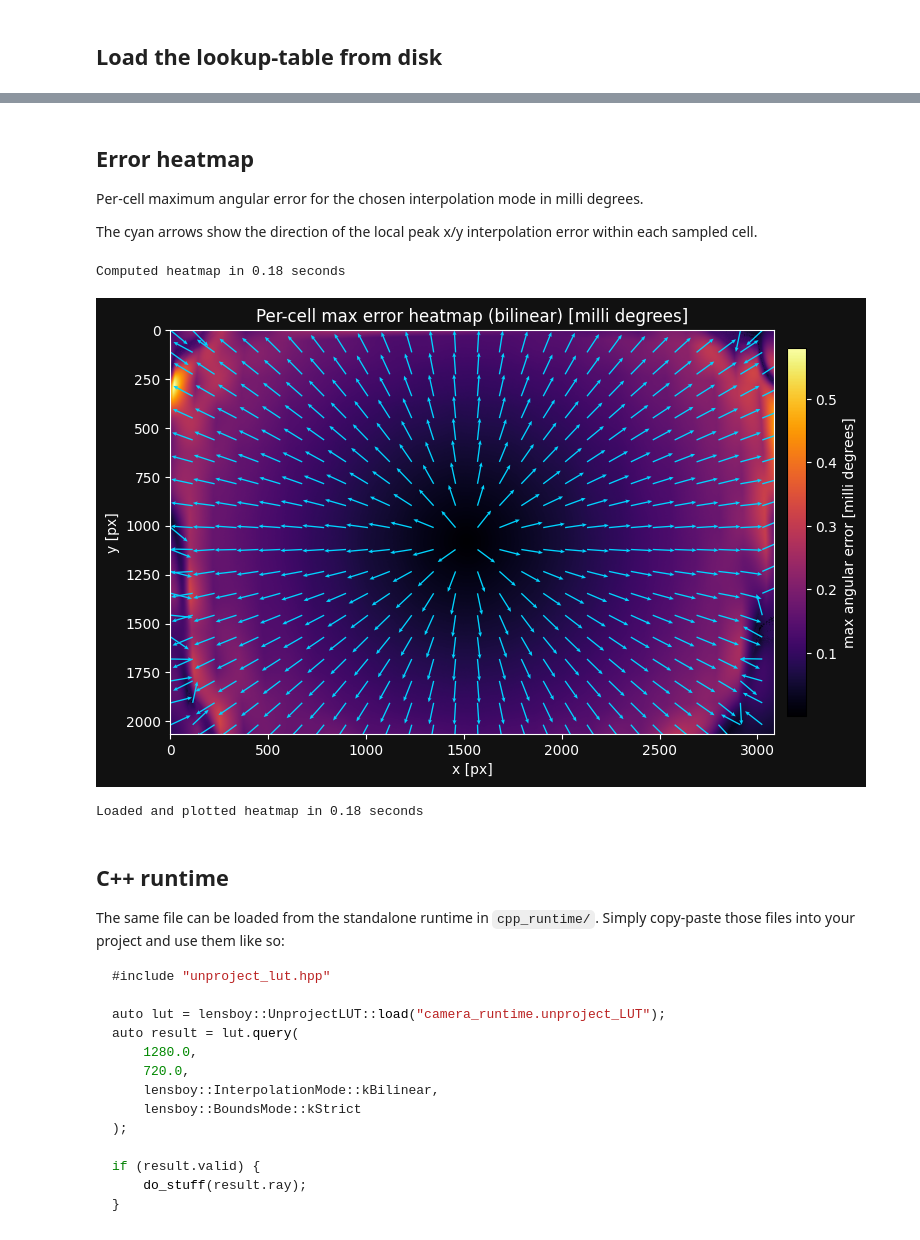
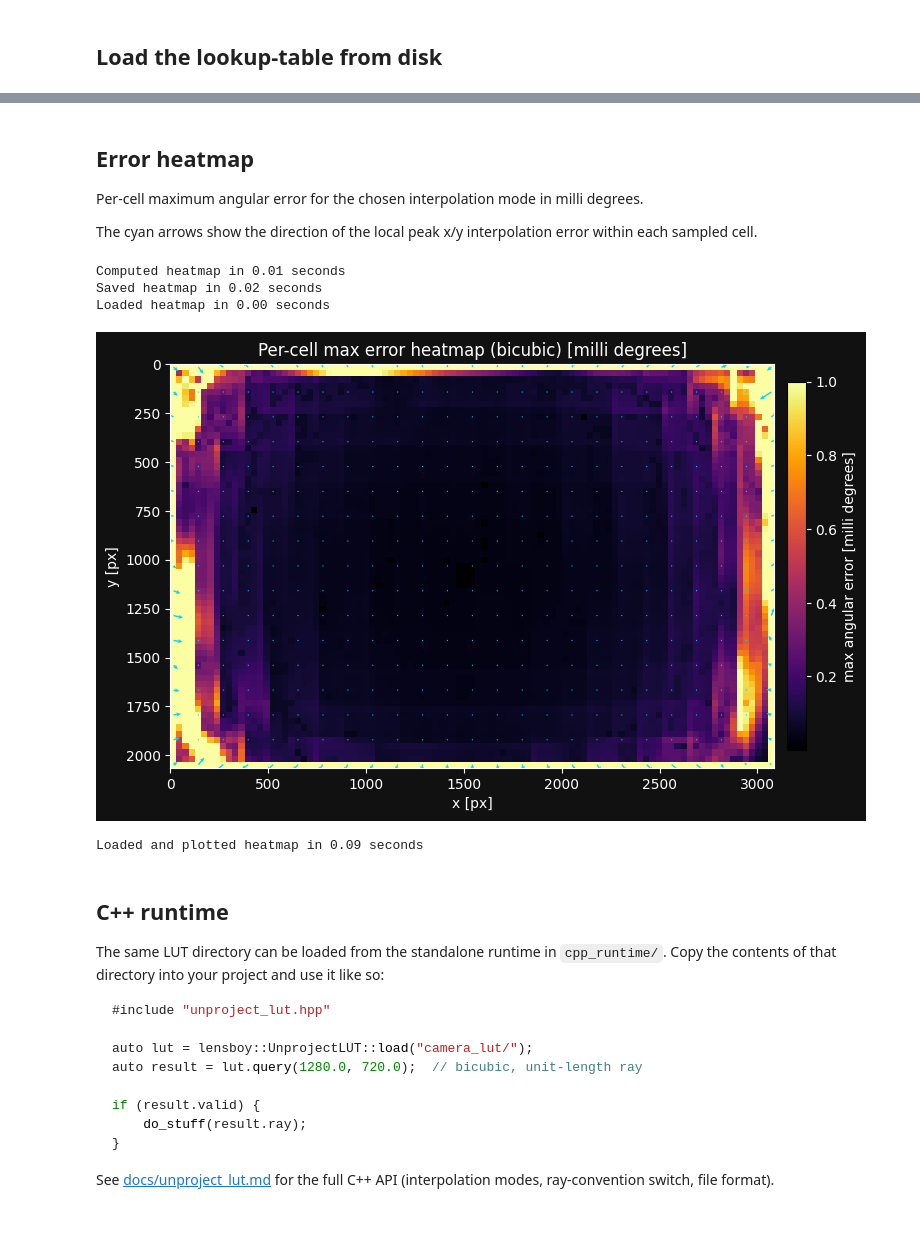
Before and after one commit to Robertleoj/lensboy, a Jupyter notebook: examples/unproject_lut.ipynb, the cells around one changed output, grey strips where cells are left out. Saved outputs shown, nothing was run; the diff lists cells and outputs as text; code cells hidden in the pictures.

````diff
--- a/examples/unproject_lut.ipynb
+++ b/examples/unproject_lut.ipynb
@@ -76,72 +61,67 @@ Grid size: 773 x 517
 # %%
-interpolation_mode = "bilinear"  # "nearest", "bilinear", or "bicubic"
+interpolation_mode = "bicubic"  # "nearest", "bilinear", or "bicubic"
 # %% [markdown]
 ## Error heatmap
 
 Per-cell maximum angular error for the chosen interpolation mode in milli degrees.
 
-The cyan arrows show the direction of the local peak x/y
-interpolation error within each sampled cell.
+The cyan arrows show the direction of the local peak x/y interpolation error within each sampled cell.
 # %%
 from timeit import default_timer
 heatmap_filename = (
     f"spline_stride_{int(pixel_stride)}"
     f"_{interpolation_mode}_error_heatmap.npz"
 )
 heatmap_path = output_dir / heatmap_filename
 
 start_time = default_timer()
 heatmap = compute_lut_error_heatmap(
     loaded, model, interpolation=interpolation_mode,
 )
 end_time = default_timer()
 print(f"Computed heatmap in {end_time - start_time:.2f} seconds")
 
-# start_time = default_timer()
-# heatmap.save(heatmap_path)
-# end_time = default_timer()
-# print(f"Saved heatmap in {end_time - start_time:.2f} seconds")
+start_time = default_timer()
+heatmap.save(heatmap_path)
+end_time = default_timer()
+print(f"Saved heatmap in {end_time - start_time:.2f} seconds")
 
 
-# start_time = default_timer()
-# loaded_heatmap = UnprojectLUTErrorHeatmap.load(heatmap_path)
-# end_time = default_timer()
-# print(f"Loaded heatmap in {end_time - start_time:.2f} seconds")
+start_time = default_timer()
+loaded_heatmap = UnprojectLUTErrorHeatmap.load(heatmap_path)
+end_time = default_timer()
+print(f"Loaded heatmap in {end_time - start_time:.2f} seconds")
 
 start_time = default_timer()
 heatmap.plot(
     angular_unit="mdeg",
     figsize=(7.8, 5.3),
     arrow_scale=1.0,
-    # vmax=1.0,
-    constant_arrow_length=True
+    vmax=1.0,
 
 )
 end_time = default_timer()
 print(f"Loaded and plotted heatmap in {end_time - start_time:.2f} seconds")
 # %% [output]
-Computed heatmap in 0.18 seconds
+Computed heatmap in 0.01 seconds
+Saved heatmap in 0.02 seconds
+Loaded heatmap in 0.00 seconds
-[figure, old version]
+[figure, new version]
-Loaded and plotted heatmap in 0.18 seconds
+Loaded and plotted heatmap in 0.09 seconds
 # %% [markdown]
 ## C++ runtime
 
-The same file can be loaded from the standalone runtime in
-`cpp_runtime/`. Simply copy-paste those files into your project
-and use them like so:
+The same LUT directory can be loaded from the standalone runtime in `cpp_runtime/`. Copy the contents of that directory into your project and use it like so:
 
 ```cpp
 #include "unproject_lut.hpp"
 
-auto lut = lensboy::UnprojectLUT::load("camera_runtime.unproject_LUT");
-auto result = lut.query(
-    1280.0,
-    720.0,
-    lensboy::InterpolationMode::kBilinear,
-    lensboy::BoundsMode::kStrict
-);
+auto lut = lensboy::UnprojectLUT::load("camera_lut/");
+auto result = lut.query(1280.0, 720.0);  // bicubic, unit-length ray
 
 if (result.valid) {
     do_stuff(result.ray);
 }
 ```
+
+See [docs/unproject_lut.md](../docs/unproject_lut.md) for the full C++ API (interpolation modes, ray-convention switch, file format).
````
Also changed, not shown: parts of 9 cells of this notebook.
